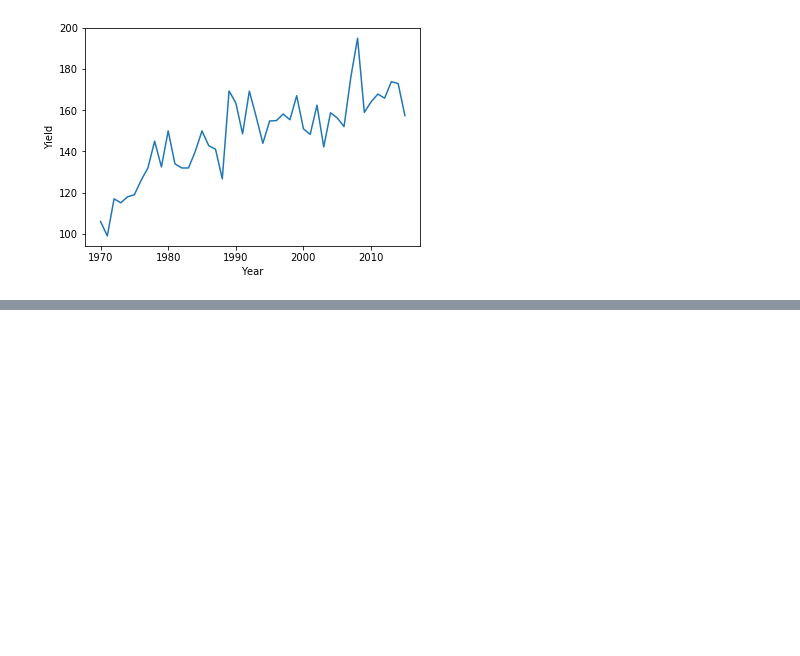
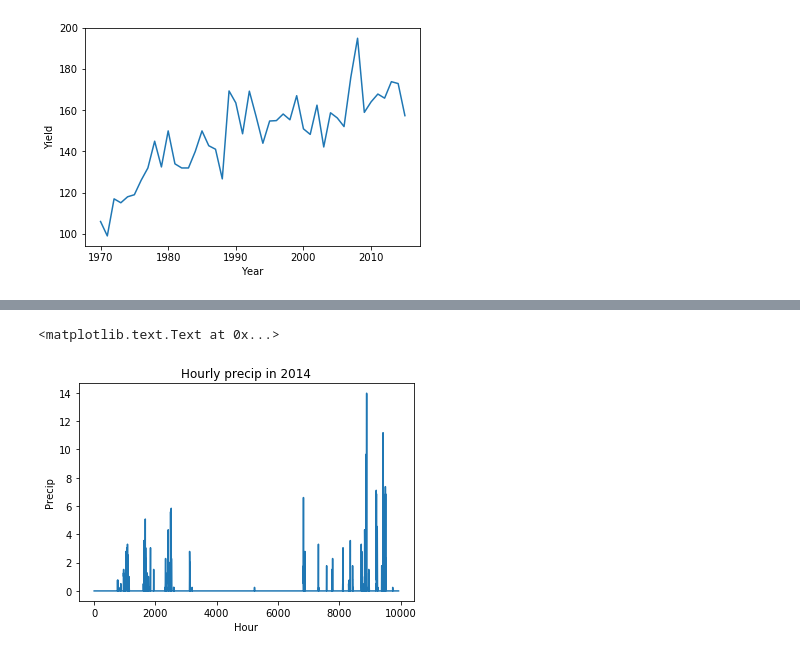
Before and after one commit to ecoffel/grad-research, a Jupyter notebook: 2017-ag-precip/data-loading-example.ipynb, the cells around one changed output, grey strips where cells are left out. Saved outputs shown, nothing was run; the diff lists cells and outputs as text; code cells hidden in the pictures; blank space fills up the shorter version.

```diff
--- a/2017-ag-precip/data-loading-example.ipynb
+++ b/2017-ag-precip/data-loading-example.ipynb
@@ -80,0 +81,16 @@ plt.ylabel('Annual mean temp')
+# %%
+import numpy
+
+# get all temps and associated year
+years = numpy.array(mergedCropWx['sacramento']['year']).astype('float')
+precip = numpy.array(mergedCropWx['sacramento']['precip']).astype('float')
+
+ind = numpy.where(years == 2014)
+
+plt.plot(precip[ind])
+plt.xlabel('Hour')
+plt.ylabel('Precip')
+plt.title('Hourly precip in 2014')
+# %% [output]
+<matplotlib.text.Text at 0x...>
+[figure, added]
```
Also changed, not shown: parts of 5 cells of this notebook, 2 other files.
